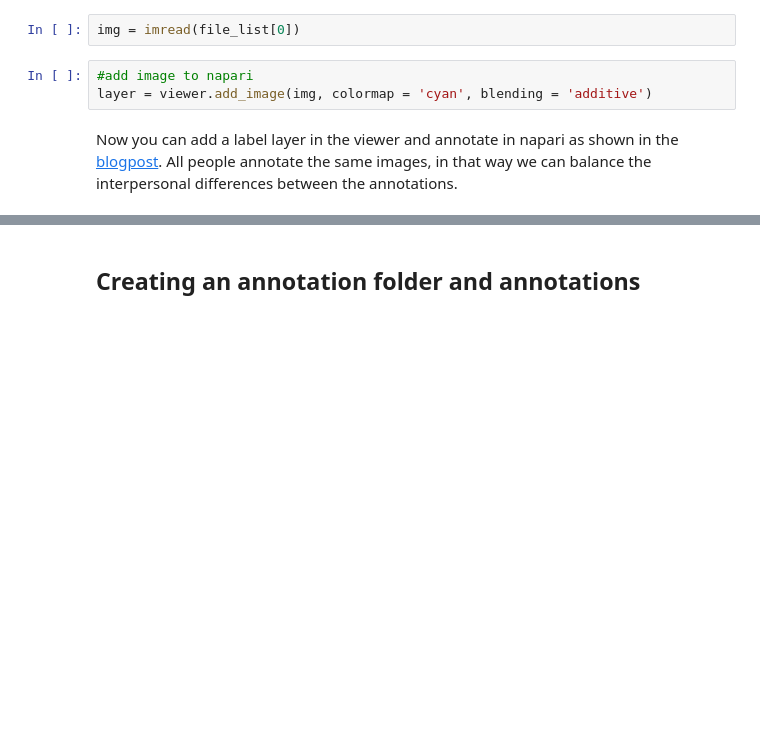
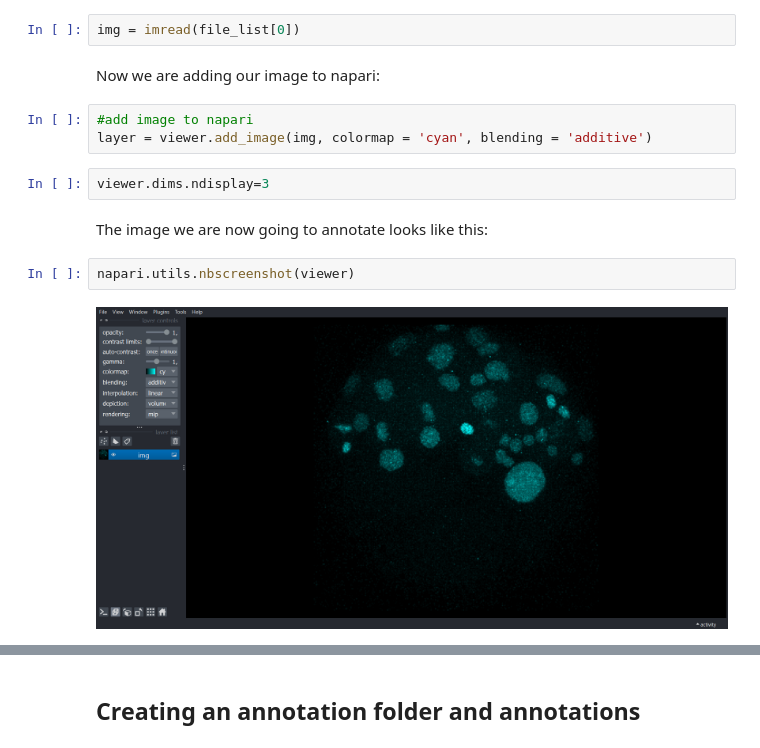
Before and after one commit to BiAPoL/Annotation-in-3D-blogpost, a Jupyter notebook: notebooks/Annotation template.ipynb, the cells around one changed output, grey strips where cells are left out. Cells and saved outputs as stored; diff of their text form; blank space fills up the shorter version.

```diff
--- a/notebooks/Annotation template.ipynb
+++ b/notebooks/Annotation template.ipynb
@@ -48,8 +54,16 @@ Choose an image from the tif-folder:
 - ...
 # %%
 img = imread(file_list[0])
+# %% [markdown]
+Now we are adding our image to napari:
 # %%
 #add image to napari
 layer = viewer.add_image(img, colormap = 'cyan', blending = 'additive')
-# %% [markdown]
-Now you can add a label layer in the viewer and annotate in napari as shown in the [blogpost](https://focalplane.biologists.com/2023/02/28/annotating-3d-images-in-napari/). All people annotate the same images, in that way we can balance the interpersonal differences between the annotations.
+# %%
+viewer.dims.ndisplay=3
+# %% [markdown]
+The image we are now going to annotate looks like this:
+# %%
+napari.utils.nbscreenshot(viewer)
+# %% [output]
+[figure, added]
```
Also changed, not shown: parts of 25 cells of this notebook, 4 other files.
